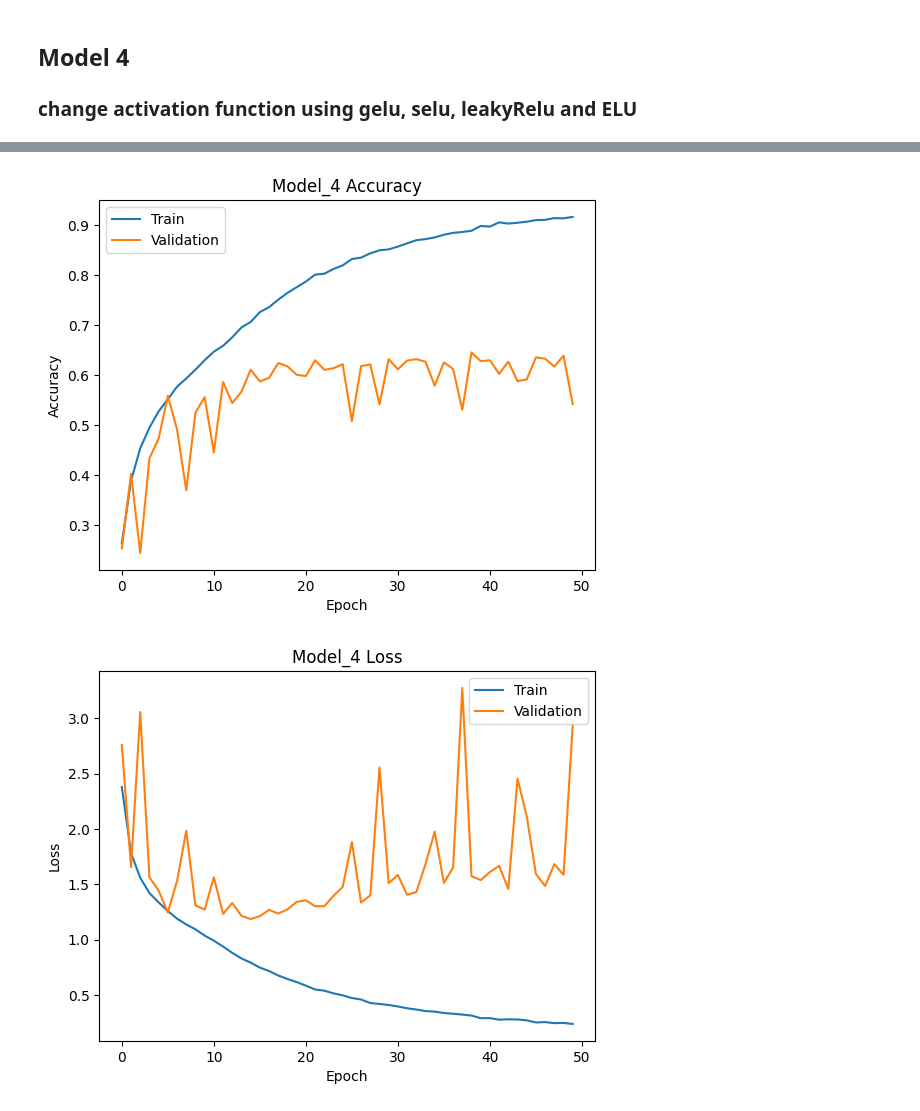
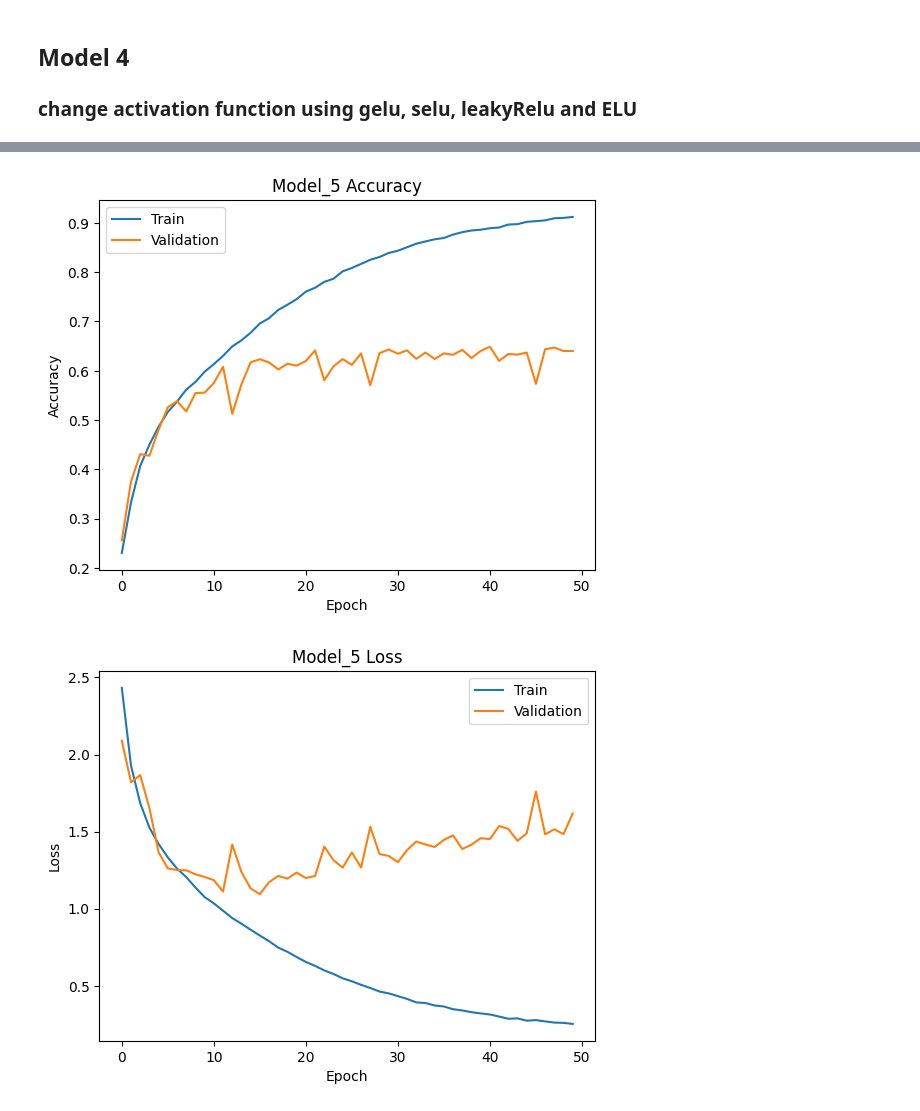
Before and after one commit to LifeiWangRiley/Facial_Expression_Recognition_Model_CNN, a Jupyter notebook: CNN_Trails_Riley.ipynb, the cells around one changed output, grey strips where cells are left out. Saved outputs shown, nothing was run; the diff lists cells and outputs as text; code cells hidden in the pictures.

```diff
--- a/CNN_Trails_Riley.ipynb
+++ b/CNN_Trails_Riley.ipynb
@@ -641,25 +641,25 @@ nb_classes = 7
 model = Sequential()
 
 # 1 - Convolution
-model.add(Conv2D(64, (3,3), padding='same', input_shape=(48, 48, 3), activation='relu'))
+model.add(Conv2D(64, (3,3), padding='same', input_shape=(48, 48, 3), activation='gelu', kernel_initializer='he_normal'))
 model.add(BatchNormalization())
 model.add(MaxPooling2D(pool_size=(2, 2)))
 model.add(Dropout(0.3))
 
 # 2nd Convolution layer
-model.add(Conv2D(128, (3,3), padding='same', activation=tfa.activations.gelu))
+model.add(Conv2D(128, (3,3), padding='same', activation='gelu', kernel_initializer='he_normal'))
 model.add(BatchNormalization())
 model.add(MaxPooling2D(pool_size=(2, 2)))
 model.add(Dropout(0.3))
 
 # 3rd Convolution layer
-model.add(Conv2D(256, (3,3), padding='same', activation='elu'))
+model.add(Conv2D(256, (3,3), padding='same', activation='gelu', kernel_initializer='he_normal'))
 model.add(BatchNormalization())
 model.add(MaxPooling2D(pool_size=(2, 2)))
 model.add(Dropout(0.3))
 
 # 4th Convolution layer
-model.add(Conv2D(512, (3,3), padding='same', activation='selu'))
+model.add(Conv2D(512, (3,3), padding='same', activation='gelu', kernel_initializer='he_normal'))
 model.add(BatchNormalization())
 model.add(MaxPooling2D(pool_size=(2, 2)))
 model.add(Dropout(0.3))
@@ -668,12 +668,12 @@ model.add(Dropout(0.3))
 model.add(Flatten())
 
 # Fully connected layer 1st layer
-model.add(Dense(1024, activation=tfa.activations.gelu))
+model.add(Dense(1024, activation='gelu', kernel_initializer='he_normal'))
 model.add(BatchNormalization())
 model.add(Dropout(0.4))
 
 # Fully connected layer 2nd layer
-model.add(Dense(2048, activation='relu'))
+model.add(Dense(2048, activation='gelu', kernel_initializer='he_normal'))
 model.add(BatchNormalization())
 model.add(Dropout(0.4))
 
@@ -737,7 +722,7 @@ print("Validation Loss: ", min(history.history['val_loss']))
 
 plt.plot(history.history['accuracy'])
 plt.plot(history.history['val_accuracy'])
-plt.title('Model_4 Accuracy')
+plt.title('Model_5 Accuracy')
 plt.ylabel('Accuracy')
 plt.xlabel('Epoch')
 plt.legend(['Train', 'Validation'], loc='upper left')
@@ -745,7 +730,7 @@ plt.show()
 
 plt.plot(history.history['loss'])
 plt.plot(history.history['val_loss'])
-plt.title('Model_4 Loss')
+plt.title('Model_5 Loss')
 plt.ylabel('Loss')
 plt.xlabel('Epoch')
 plt.legend(['Train', 'Validation'], loc='upper right')
@@ -758,5 +743,5 @@ Validation Loss:  1.1862441301345825
-[figure, old version]
+[figure, new version]
-[figure, old version]
+[figure, new version]
 # %%
 model.save('model_4.h5')
 
```
Also changed, not shown: parts of 4 cells of this notebook, 1 other file.
